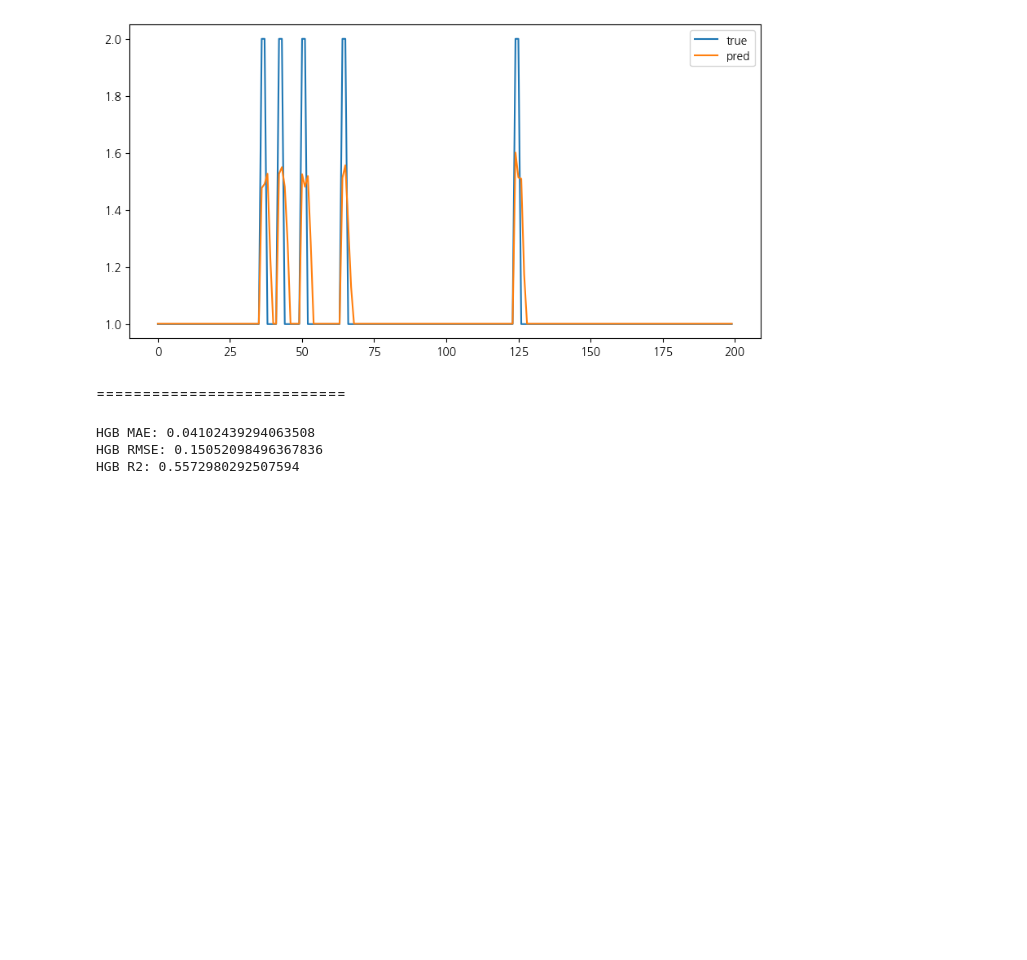
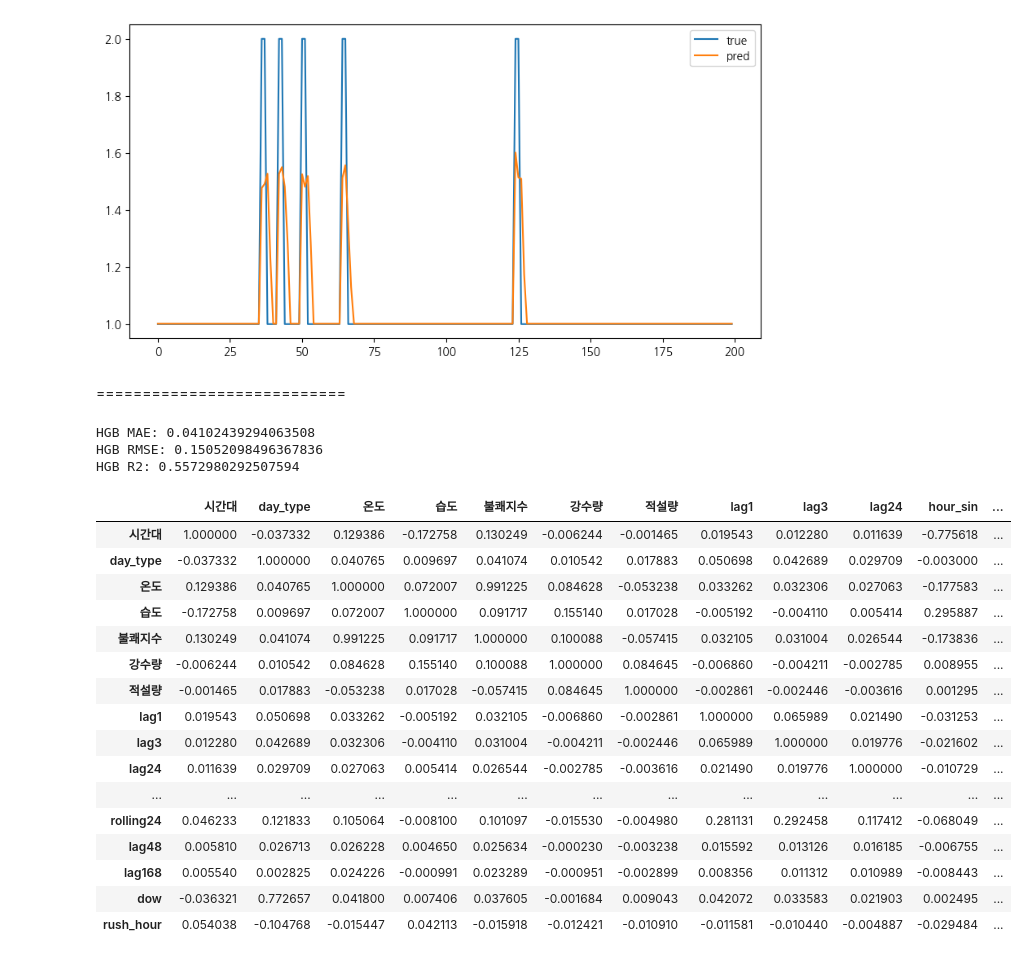
Before and after one commit to Hgracefield/EP_cycle_stations, a Jupyter notebook: Note/Zero/cycle_01.ipynb, the cells around one changed output. Cells and saved outputs as stored; diff of their text form; code cells hidden in the pictures; blank space fills up the shorter version.

```diff
--- a/Note/Zero/cycle_01.ipynb
+++ b/Note/Zero/cycle_01.ipynb
@@ -19,6 +19,7 @@ df2024 = pd.read_csv('../../Data/Zero/2024_data.csv')
 df2025 = pd.read_csv('../../Data/Zero/2025_data.csv')
 
 df = pd.concat([df2024,df2025],axis=0)
+df = df[(df['시작_대여소_ID'].isin(target_station)) | (df['종료_대여소_ID'].isin(target_station))]
 df = df.sort_values(['시작_대여소_ID','기준_날짜','시간대'])
 
 df = df.iloc[:,[i for i in range(df.shape[1]) if i != 2]]
@@ -500,3 +501,23 @@ print("HGB R2:", r2_score(y_test, pred_hgb))
 HGB MAE: 0.04102439294063508
 HGB RMSE: 0.15052098496367836
 HGB R2: 0.5572980292507594
+# %%
+df[features].corr()
+# %% [output]
+|  | 시간대 | day_type | 온도 | 습도 | 불쾌지수 | 강수량 | 적설량 | lag1 | lag3 | lag24 | hour_sin | ... |
+| 시간대 | 1.000000 | -0.037332 | 0.129386 | -0.172758 | 0.130249 | -0.006244 | -0.001465 | 0.019543 | 0.012280 | 0.011639 | -0.775618 | ... |
+| day_type | -0.037332 | 1.000000 | 0.040765 | 0.009697 | 0.041074 | 0.010542 | 0.017883 | 0.050698 | 0.042689 | 0.029709 | -0.003000 | ... |
+| 온도 | 0.129386 | 0.040765 | 1.000000 | 0.072007 | 0.991225 | 0.084628 | -0.053238 | 0.033262 | 0.032306 | 0.027063 | -0.177583 | ... |
+| 습도 | -0.172758 | 0.009697 | 0.072007 | 1.000000 | 0.091717 | 0.155140 | 0.017028 | -0.005192 | -0.004110 | 0.005414 | 0.295887 | ... |
+| 불쾌지수 | 0.130249 | 0.041074 | 0.991225 | 0.091717 | 1.000000 | 0.100088 | -0.057415 | 0.032105 | 0.031004 | 0.026544 | -0.173836 | ... |
+| 강수량 | -0.006244 | 0.010542 | 0.084628 | 0.155140 | 0.100088 | 1.000000 | 0.084645 | -0.006860 | -0.004211 | -0.002785 | 0.008955 | ... |
+| 적설량 | -0.001465 | 0.017883 | -0.053238 | 0.017028 | -0.057415 | 0.084645 | 1.000000 | -0.002861 | -0.002446 | -0.003616 | 0.001295 | ... |
+| lag1 | 0.019543 | 0.050698 | 0.033262 | -0.005192 | 0.032105 | -0.006860 | -0.002861 | 1.000000 | 0.065989 | 0.021490 | -0.031253 | ... |
+| lag3 | 0.012280 | 0.042689 | 0.032306 | -0.004110 | 0.031004 | -0.004211 | -0.002446 | 0.065989 | 1.000000 | 0.019776 | -0.021602 | ... |
+| lag24 | 0.011639 | 0.029709 | 0.027063 | 0.005414 | 0.026544 | -0.002785 | -0.003616 | 0.021490 | 0.019776 | 1.000000 | -0.010729 | ... |
+| ... | ... | ... | ... | ... | ... | ... | ... | ... | ... | ... | ... | ... |
+| rolling24 | 0.046233 | 0.121833 | 0.105064 | -0.008100 | 0.101097 | -0.015530 | -0.004980 | 0.281131 | 0.292458 | 0.117412 | -0.068049 | ... |
+| lag48 | 0.005810 | 0.026713 | 0.026228 | 0.004650 | 0.025634 | -0.000230 | -0.003238 | 0.015592 | 0.013126 | 0.016185 | -0.006755 | ... |
+| lag168 | 0.005540 | 0.002825 | 0.024226 | -0.000991 | 0.023289 | -0.000951 | -0.002899 | 0.008356 | 0.011312 | 0.010989 | -0.008443 | ... |
+| dow | -0.036321 | 0.772657 | 0.041800 | 0.007406 | 0.037605 | -0.001684 | 0.009043 | 0.042072 | 0.033583 | 0.021903 | 0.002495 | ... |
+| rush_hour | 0.054038 | -0.104768 | -0.015447 | 0.042113 | -0.015918 | -0.012421 | -0.010910 | -0.011581 | -0.010440 | -0.004887 | -0.029484 | ... |
```
Also changed, not shown: parts of 1 cell of this notebook, 3 other files.
